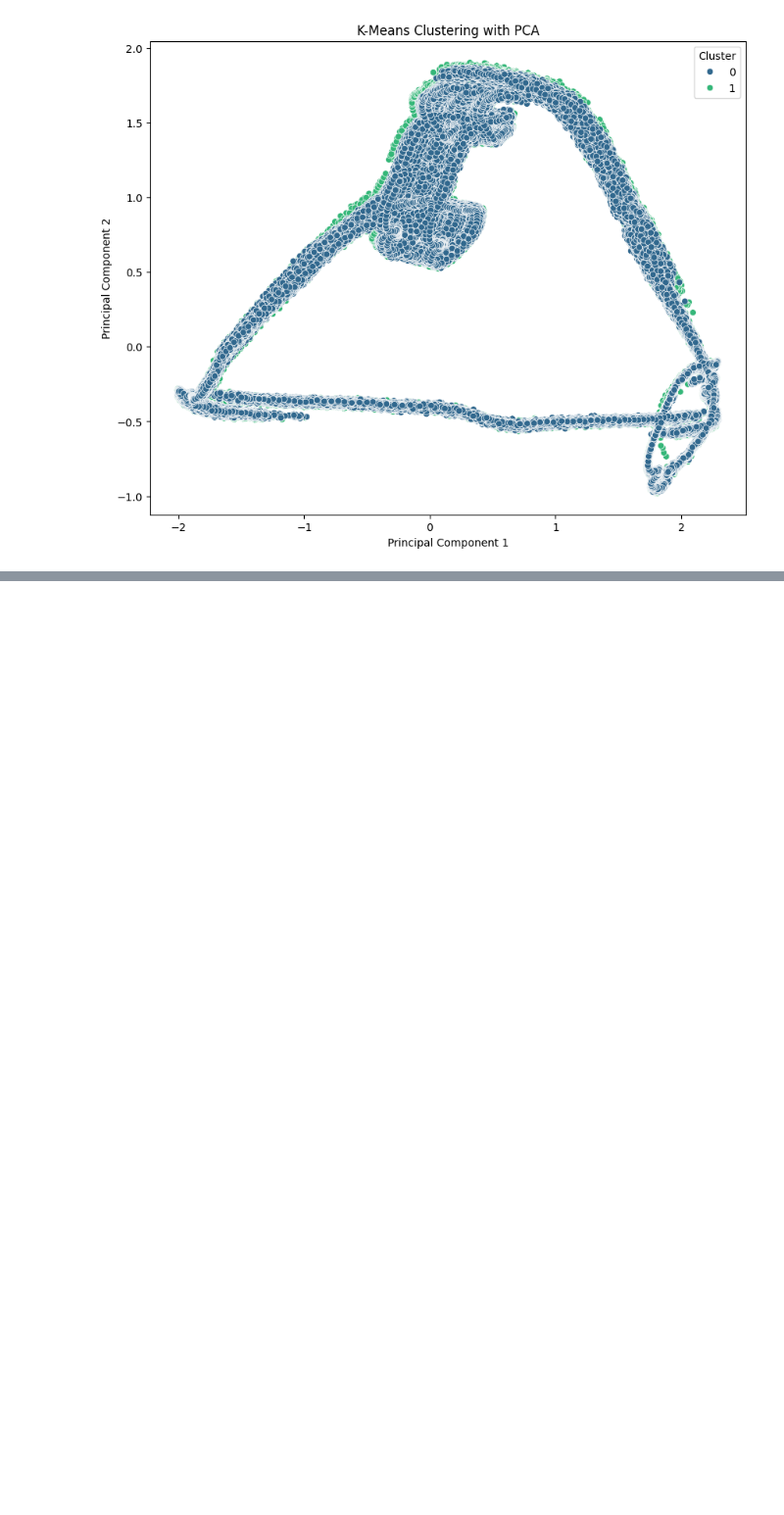
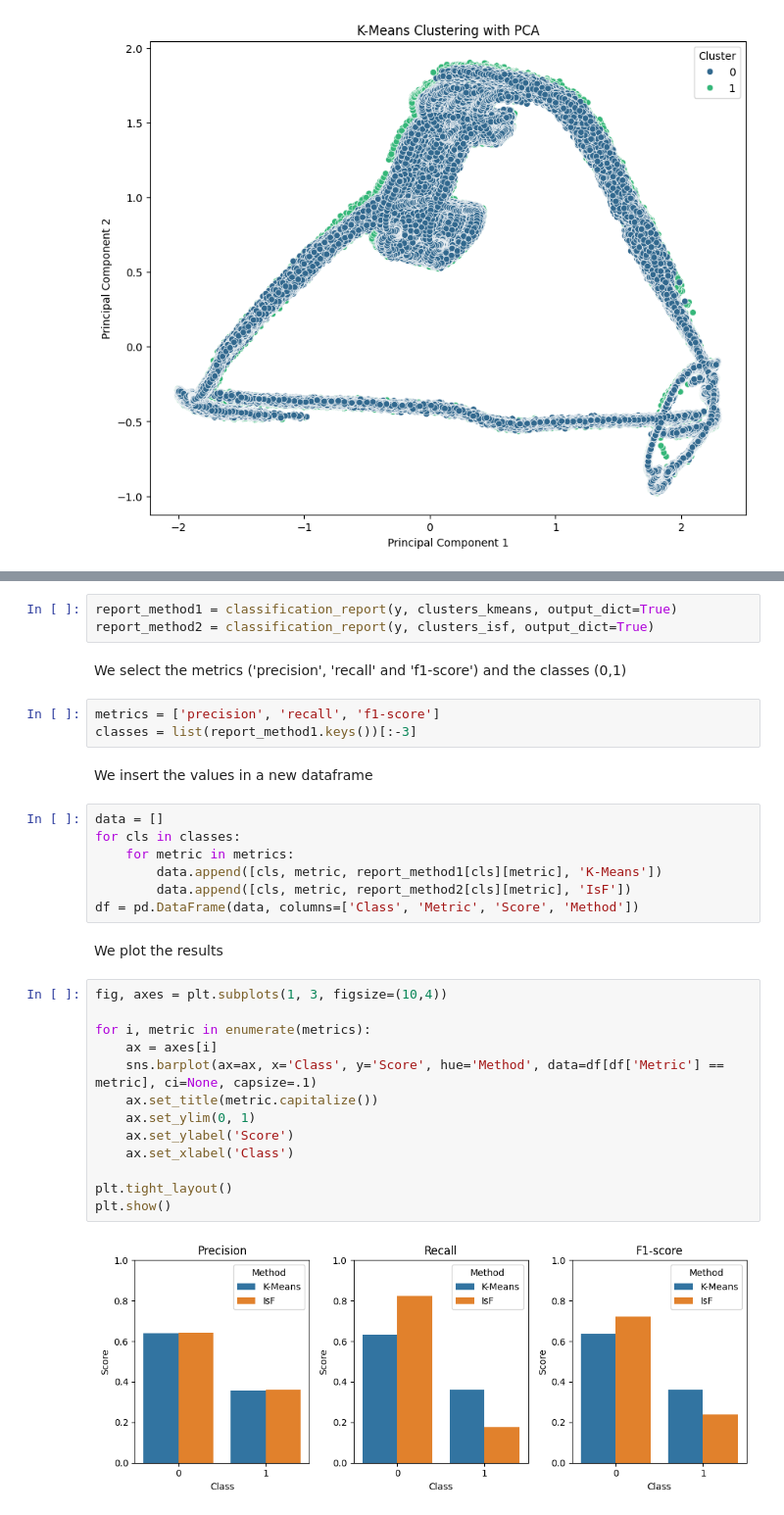
Before and after one commit to Moster2698/StatisticalLearning, a Jupyter notebook: Unsupervised.ipynb, the cells around one changed output, grey strips where cells are left out. Shown at 98% size. Cells and saved outputs as stored; diff of their text form; blank space fills up the shorter version.

Commit message:
add plots for comparison

```diff
--- a/Unsupervised.ipynb
+++ b/Unsupervised.ipynb
@@ -180,0 +188,34 @@ plt.show()
+# %%
+report_method1 = classification_report(y, clusters_kmeans, output_dict=True)
+report_method2 = classification_report(y, clusters_isf, output_dict=True)
+# %% [markdown]
+We select the metrics ('precision', 'recall' and 'f1-score') and the classes (0,1)
+# %%
+metrics = ['precision', 'recall', 'f1-score']
+classes = list(report_method1.keys())[:-3]
+# %% [markdown]
+We insert the values in a new dataframe
+# %%
+data = []
+for cls in classes:
+    for metric in metrics:
+        data.append([cls, metric, report_method1[cls][metric], 'K-Means'])
+        data.append([cls, metric, report_method2[cls][metric], 'IsF'])
+df = pd.DataFrame(data, columns=['Class', 'Metric', 'Score', 'Method'])
+# %% [markdown]
+We plot the results
+# %%
+fig, axes = plt.subplots(1, 3, figsize=(10,4))
+
+for i, metric in enumerate(metrics):
+    ax = axes[i]
+    sns.barplot(ax=ax, x='Class', y='Score', hue='Method', data=df[df['Metric'] == metric], ci=None, capsize=.1)
+    ax.set_title(metric.capitalize())
+    ax.set_ylim(0, 1)
+    ax.set_ylabel('Score')
+    ax.set_xlabel('Class')
+
+plt.tight_layout()
+plt.show()
+# %% [output]
+[figure, added]
```
Also changed, not shown: parts of 4 cells of this notebook.
